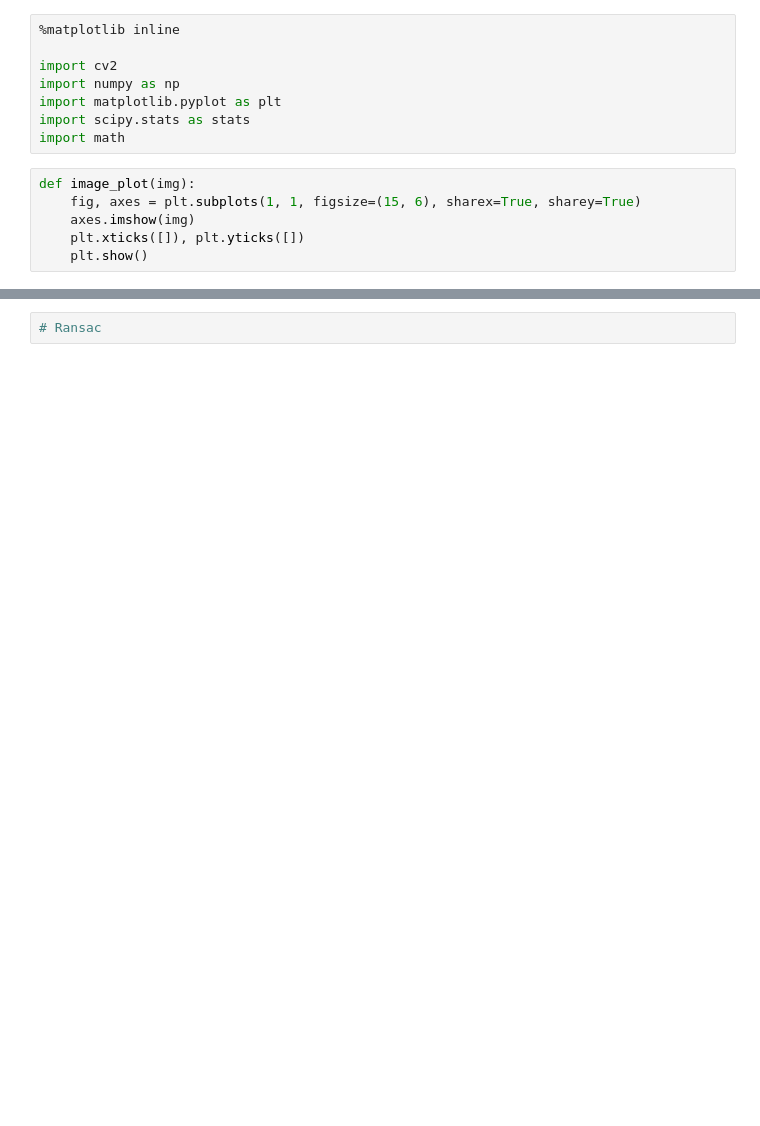
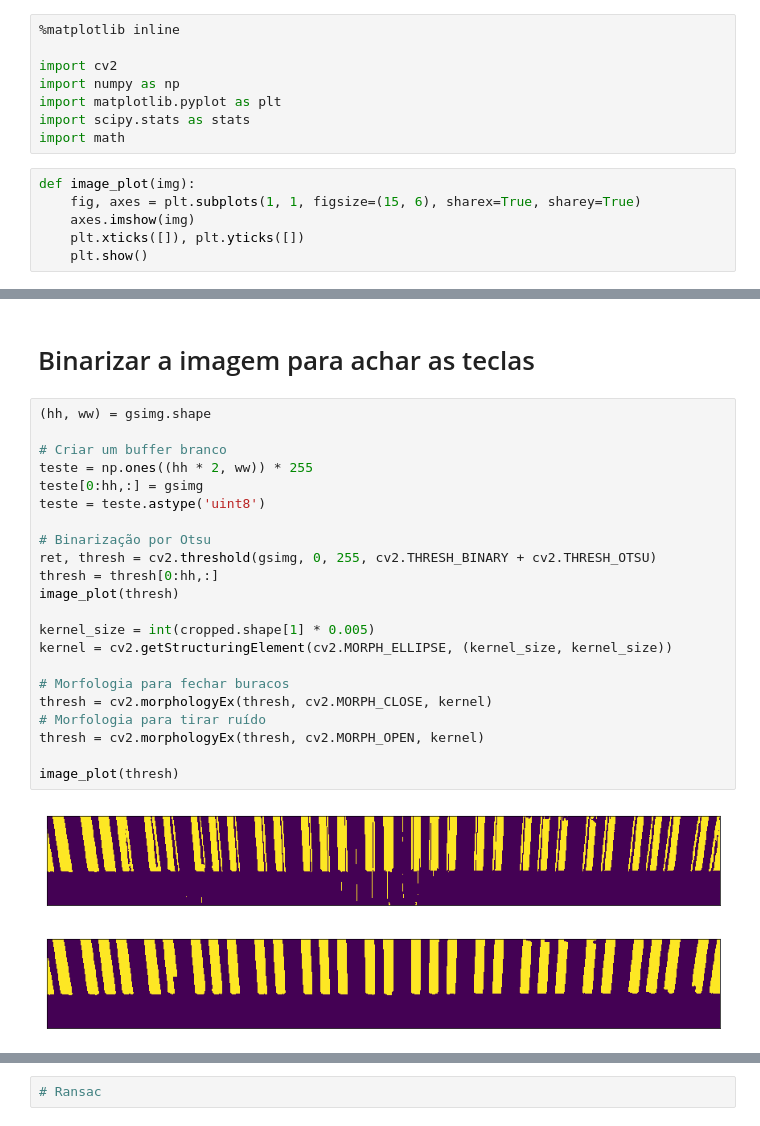
Before and after one commit to rafaeltoyo/piano-lindinho, a Jupyter notebook: notebook/keyboard.ipynb, the cells around one changed output, grey strips where cells are left out. Cells and saved outputs as stored; diff of their text form; blank space fills up the shorter version.

```diff
--- a/notebook/keyboard.ipynb
+++ b/notebook/keyboard.ipynb
@@ -161,0 +51,27 @@ image_plot(edges)
+# %% [markdown]
+# Binarizar a imagem para achar as teclas
+# %%
+(hh, ww) = gsimg.shape
+
+# Criar um buffer branco
+teste = np.ones((hh * 2, ww)) * 255
+teste[0:hh,:] = gsimg
+teste = teste.astype('uint8')
+
+# Binarização por Otsu
+ret, thresh = cv2.threshold(gsimg, 0, 255, cv2.THRESH_BINARY + cv2.THRESH_OTSU)
+thresh = thresh[0:hh,:]
+image_plot(thresh)
+
+kernel_size = int(cropped.shape[1] * 0.005)
+kernel = cv2.getStructuringElement(cv2.MORPH_ELLIPSE, (kernel_size, kernel_size))
+
+# Morfologia para fechar buracos
+thresh = cv2.morphologyEx(thresh, cv2.MORPH_CLOSE, kernel)
+# Morfologia para tirar ruído
+thresh = cv2.morphologyEx(thresh, cv2.MORPH_OPEN, kernel)
+
+image_plot(thresh)
+# %% [output]
+[figure, added]
+[figure, added]
```
Also changed, not shown: parts of 11 cells of this notebook.
